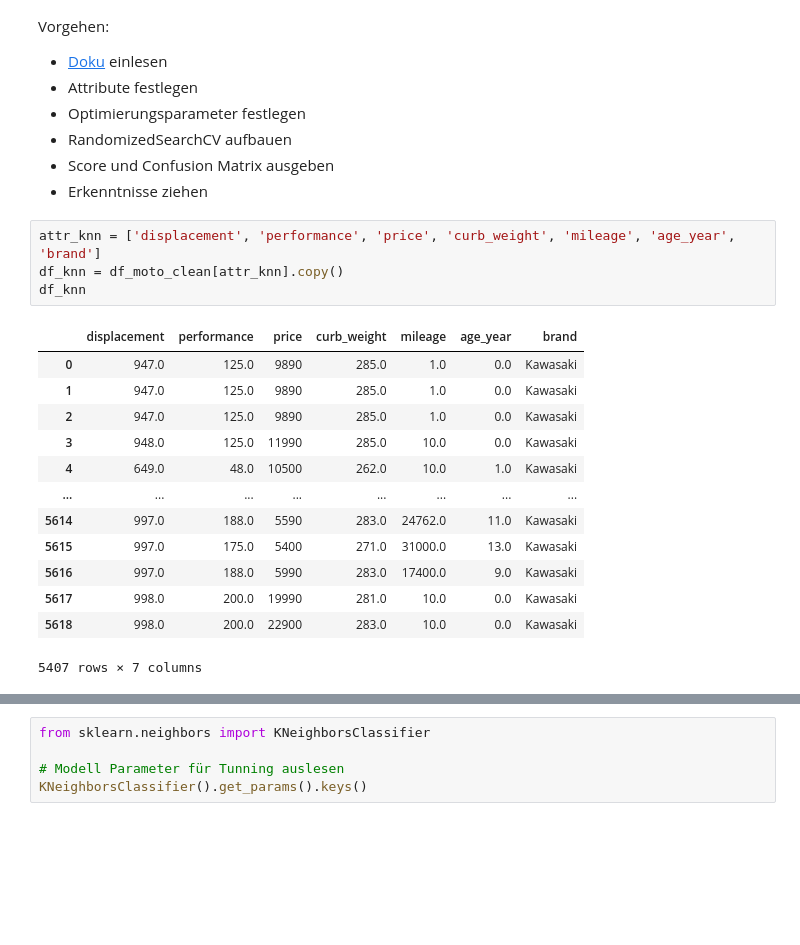
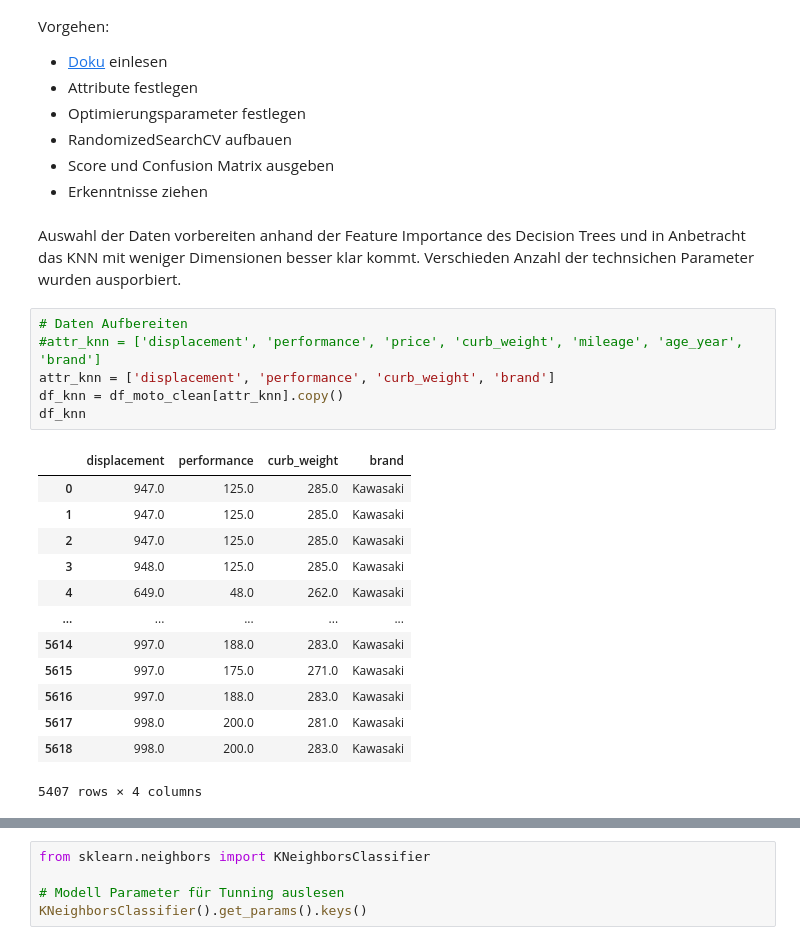
Before and after one commit to rootpi2203/ds_gml, a Jupyter notebook: gml_minichallenge_2/gml_minichallenge_2.ipynb, the cells around one changed output, grey strips where cells are left out. Drawn from its saved outputs; the diff is of its cells as text; blank space fills up the shorter version.

```diff
--- a/gml_minichallenge_2/gml_minichallenge_2.ipynb
+++ b/gml_minichallenge_2/gml_minichallenge_2.ipynb
@@ -3008,24 +3008,28 @@ Vorgehen:
 - RandomizedSearchCV aufbauen
 - Score und Confusion Matrix ausgeben
 - Erkenntnisse ziehen
+# %% [markdown]
+Auswahl der Daten vorbereiten anhand der Feature Importance des Decision Trees und in Anbetracht das KNN mit weniger Dimensionen besser klar kommt. Verschieden Anzahl der technsichen Parameter wurden ausporbiert.
 # %%
-attr_knn = ['displacement', 'performance', 'price', 'curb_weight', 'mileage', 'age_year', 'brand']
+# Daten Aufbereiten
+#attr_knn = ['displacement', 'performance', 'price', 'curb_weight', 'mileage', 'age_year', 'brand']
+attr_knn = ['displacement', 'performance', 'curb_weight', 'brand']
 df_knn = df_moto_clean[attr_knn].copy()
 df_knn
 # %% [output]
-|  | displacement | performance | price | curb_weight | mileage | age_year | brand |
-| 0 | 947.0 | 125.0 | 9890 | 285.0 | 1.0 | 0.0 | Kawasaki |
-| 1 | 947.0 | 125.0 | 9890 | 285.0 | 1.0 | 0.0 | Kawasaki |
-| 2 | 947.0 | 125.0 | 9890 | 285.0 | 1.0 | 0.0 | Kawasaki |
-| 3 | 948.0 | 125.0 | 11990 | 285.0 | 10.0 | 0.0 | Kawasaki |
-| 4 | 649.0 | 48.0 | 10500 | 262.0 | 10.0 | 1.0 | Kawasaki |
-| ... | ... | ... | ... | ... | ... | ... | ... |
-| 5614 | 997.0 | 188.0 | 5590 | 283.0 | 24762.0 | 11.0 | Kawasaki |
-| 5615 | 997.0 | 175.0 | 5400 | 271.0 | 31000.0 | 13.0 | Kawasaki |
-| 5616 | 997.0 | 188.0 | 5990 | 283.0 | 17400.0 | 9.0 | Kawasaki |
-| 5617 | 998.0 | 200.0 | 19990 | 281.0 | 10.0 | 0.0 | Kawasaki |
-| 5618 | 998.0 | 200.0 | 22900 | 283.0 | 10.0 | 0.0 | Kawasaki |
+|  | displacement | performance | curb_weight | brand |
+| 0 | 947.0 | 125.0 | 285.0 | Kawasaki |
+| 1 | 947.0 | 125.0 | 285.0 | Kawasaki |
+| 2 | 947.0 | 125.0 | 285.0 | Kawasaki |
+| 3 | 948.0 | 125.0 | 285.0 | Kawasaki |
+| 4 | 649.0 | 48.0 | 262.0 | Kawasaki |
+| ... | ... | ... | ... | ... |
+| 5614 | 997.0 | 188.0 | 283.0 | Kawasaki |
+| 5615 | 997.0 | 175.0 | 271.0 | Kawasaki |
+| 5616 | 997.0 | 188.0 | 283.0 | Kawasaki |
+| 5617 | 998.0 | 200.0 | 281.0 | Kawasaki |
+| 5618 | 998.0 | 200.0 | 283.0 | Kawasaki |
-5407 rows × 7 columns
+5407 rows × 4 columns
 # %%
 # Daten vorbereiten
 X_knn = df_knn.copy().drop('brand', axis=1)
```
Also changed, not shown: parts of 19 cells of this notebook, 1 other file.
